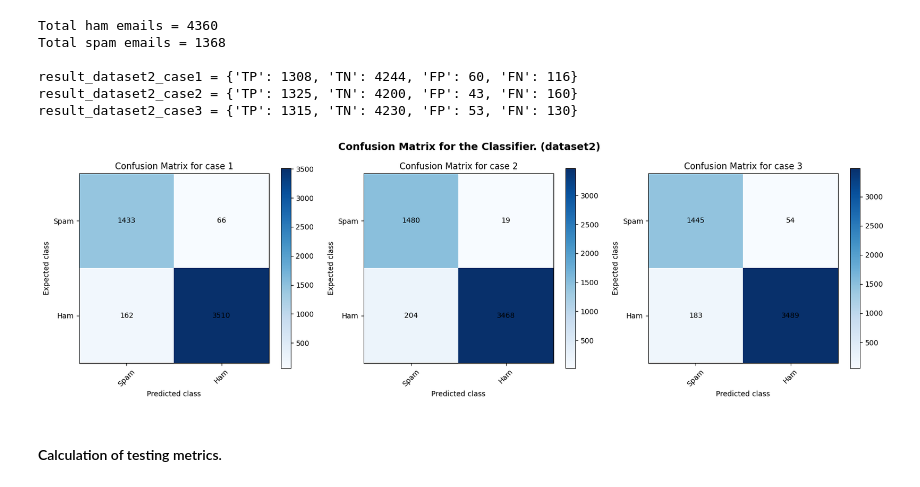
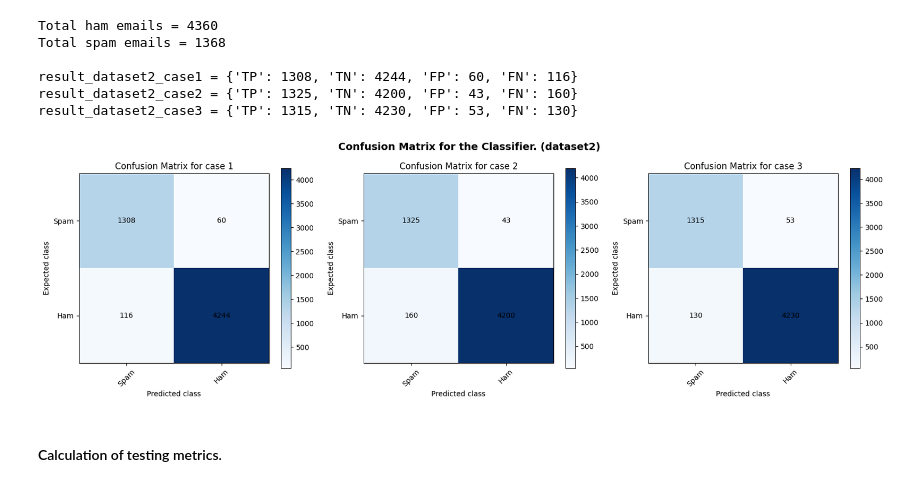
Before and after one commit to rezabungel/Spam-detection-using-MultinomialNB, a Jupyter notebook: code/spam_classifier_testing.ipynb, the cells around one changed output. Cells and saved outputs as stored; diff of their text form; code cells hidden in the pictures.

```diff
--- a/code/spam_classifier_testing.ipynb
+++ b/code/spam_classifier_testing.ipynb
@@ -392,20 +392,20 @@ result_dataset2_case3 = {'TP': 1315, 'TN': 4230, 'FP': 53, 'FN': 130}
 # %%
 fig, ax = plt.subplots(1, 3, figsize = (20, 5))
 
 fig.suptitle('Confusion Matrix for the Classifier. (dataset2)', fontsize=14, fontweight='bold')
 
-plot_confusion_matrix(result_dataset1_case1['TP'], result_dataset1_case1['TN'], result_dataset1_case1['FP'], result_dataset1_case1['FN'], ax[0])
-plot_confusion_matrix(result_dataset1_case2['TP'], result_dataset1_case2['TN'], result_dataset1_case2['FP'], result_dataset1_case2['FN'], ax[1])
-plot_confusion_matrix(result_dataset1_case3['TP'], result_dataset1_case3['TN'], result_dataset1_case3['FP'], result_dataset1_case3['FN'], ax[2])
+plot_confusion_matrix(result_dataset2_case1['TP'], result_dataset2_case1['TN'], result_dataset2_case1['FP'], result_dataset2_case1['FN'], ax[0])
+plot_confusion_matrix(result_dataset2_case2['TP'], result_dataset2_case2['TN'], result_dataset2_case2['FP'], result_dataset2_case2['FN'], ax[1])
+plot_confusion_matrix(result_dataset2_case3['TP'], result_dataset2_case3['TN'], result_dataset2_case3['FP'], result_dataset2_case3['FN'], ax[2])
 
 # Clarification of graph titles
 ax[0].set_title('Confusion Matrix for case 1')
 ax[1].set_title('Confusion Matrix for case 2')
 ax[2].set_title('Confusion Matrix for case 3')
 
 plt.show()
 # %% [output]
-[figure, old version]
+[figure, new version]
 # %% [markdown]
 #### Calculation of testing metrics.
 # %% [markdown]
```
Also changed, not shown: 3 other files.
